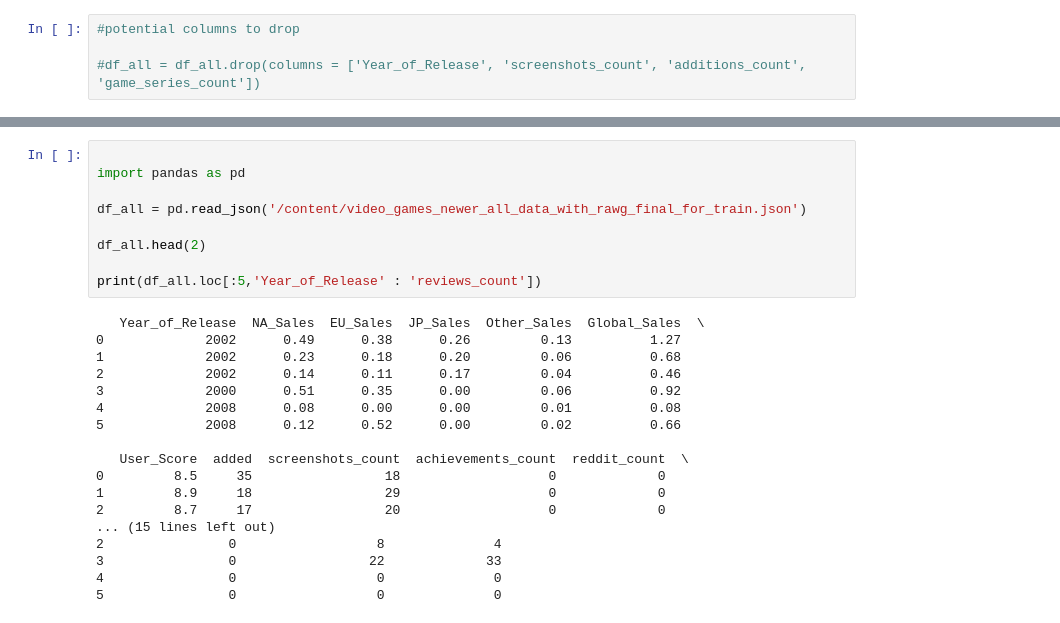
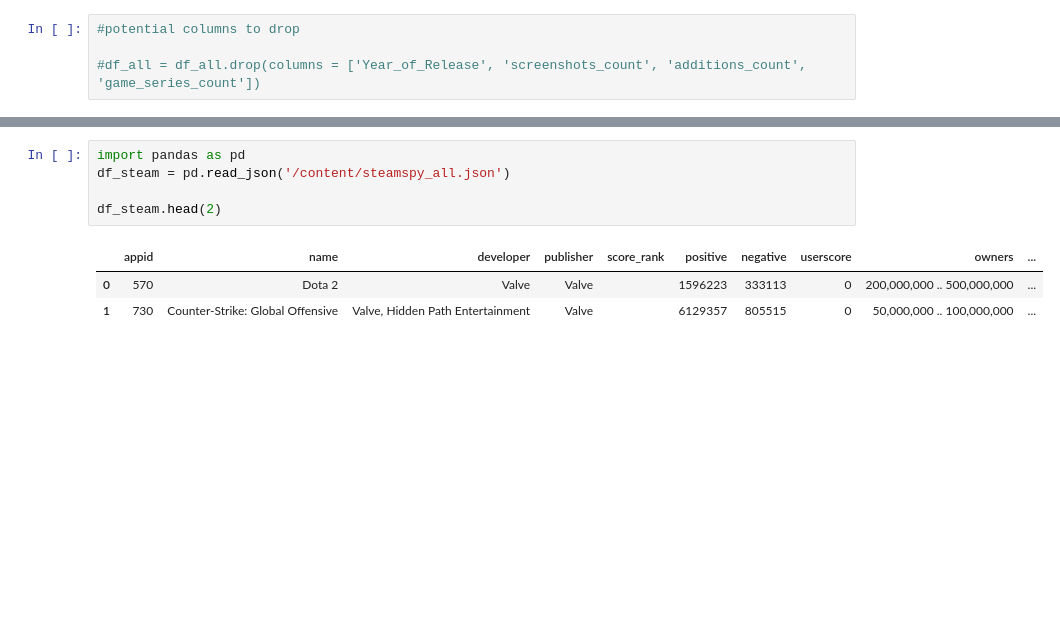
Before and after one commit to Voland24/Videogame-Price-prediction-via-ML, a Jupyter notebook: MLP_Models.ipynb, the cells around one changed output, grey strips where cells are left out. Drawn from its saved outputs; the diff is of its cells as text; blank space fills up the shorter version.

```diff
--- a/MLP_Models.ipynb
+++ b/MLP_Models.ipynb
@@ -234,27 +409,9 @@ Best score: -1.8826184446059642
 # %%
+import pandas as pd
+df_steam = pd.read_json('/content/steamspy_all.json')
 
-import pandas as pd
-
-df_all = pd.read_json('/content/video_games_newer_all_data_with_rawg_final_for_train.json')
-
-df_all.head(2)
-
-print(df_all.loc[:5,'Year_of_Release' : 'reviews_count'])
+df_steam.head(2)
 # %% [output]
-   Year_of_Release  NA_Sales  EU_Sales  JP_Sales  Other_Sales  Global_Sales  \
-0             2002      0.49      0.38      0.26         0.13          1.27
-1             2002      0.23      0.18      0.20         0.06          0.68
-2             2002      0.14      0.11      0.17         0.04          0.46
-3             2000      0.51      0.35      0.00         0.06          0.92
-4             2008      0.08      0.00      0.00         0.01          0.08
-5             2008      0.12      0.52      0.00         0.02          0.66
-
-   User_Score  added  screenshots_count  achievements_count  reddit_count  \
-0         8.5     35                 18                   0             0
-1         8.9     18                 29                   0             0
-2         8.7     17                 20                   0             0
-... (15 lines left out)
-2                0                  8              4
-3                0                 22             33
-4                0                  0              0
-5                0                  0              0
+|  | appid | name | developer | publisher | score_rank | positive | negative | userscore | owners | ... |
+| 0 | 570 | Dota 2 | Valve | Valve |  | 1596223 | 333113 | 0 | 200,000,000 .. 500,000,000 | ... |
+| 1 | 730 | Counter-Strike: Global Offensive | Valve, Hidden Path Entertainment | Valve |  | 6129357 | 805515 | 0 | 50,000,000 .. 100,000,000 | ... |
```
Also changed, not shown: parts of 47 cells of this notebook, 1 other file.
